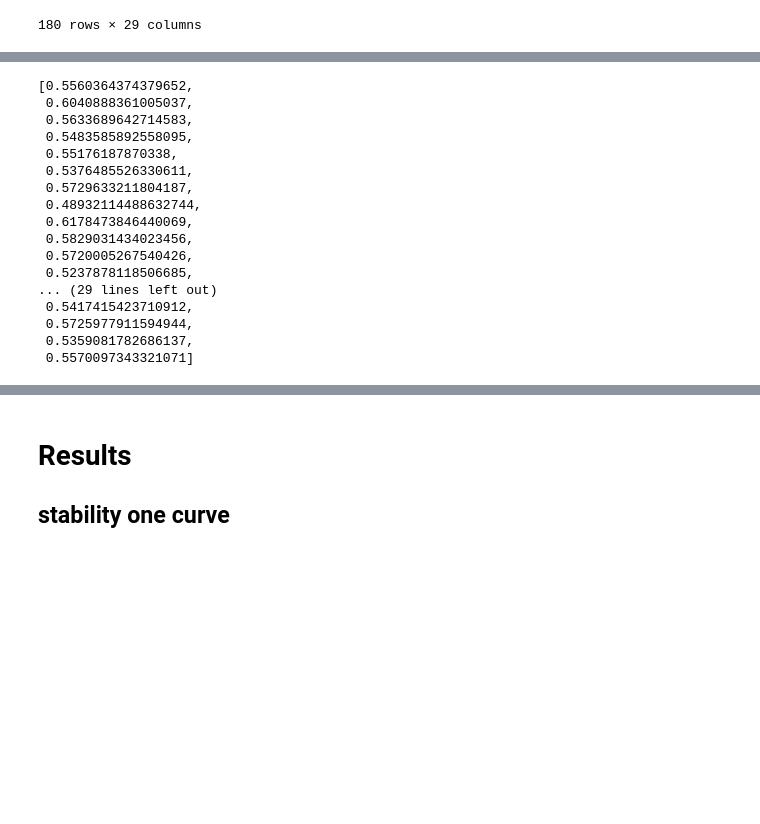
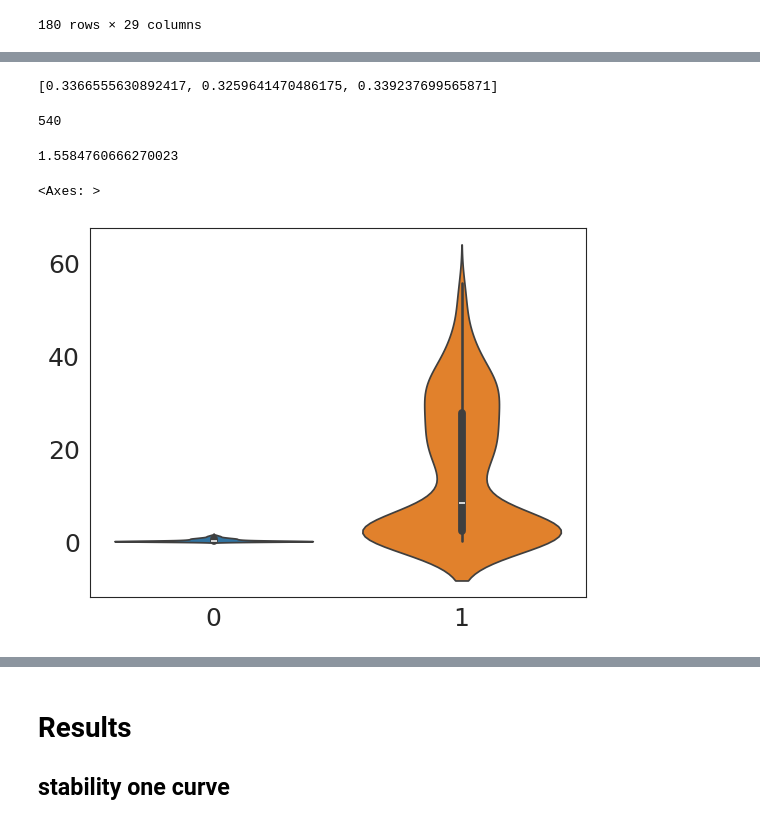
Before and after one commit to aidos-lab/diversity_curves, a Jupyter notebook: simulations/ablation_params/seed_Stability.ipynb, the cells around one changed output, grey strips where cells are left out. Drawn from its saved outputs; the diff is of its cells as text; code cells hidden in the pictures; blank space fills up the shorter version.

Commit message:
initial results and plots

```diff
--- a/simulations/ablation_params/seed_Stability.ipynb
+++ b/simulations/ablation_params/seed_Stability.ipynb
@@ -283,3 +283,7 @@ mag_funs_per_seed[5]
 | 178 | 1.0 | 1.462117 | 1.728351 | 1.901468 | 2.023048 | 2.113125 | 2.182537 | 2.237665 | 2.282505 | 2.319693 | ... | ... |
 | 179 | 1.0 | 1.462117 | 1.728351 | 1.901468 | 2.023048 | 2.113125 | 2.182537 | 2.237665 | 2.282505 | 2.319693 | ... | ... |
 180 rows × 29 columns
+# %%
+# compute mean curve over all repeats
+df_mag_funs_all_seeds = pd.concat([mag_funs_per_seed[i] for i in range(n_seeds)])
+df_mean_curve = df_mag_funs_all_seeds.groupby(df_mag_funs_all_seeds.index).mean()
@@ -286,13 +307,15 @@ mag_funs_per_seed[5]
 # %%
-# mean and std (over all graphs) for l2 distance in difference seeds
+# mean and std (over all graphs) for l2 distance in difference seeds to the mean curve
 avg_differences = []
 std_differneces = []
+all_differences = []
 for seed_i in range(n_seeds):
-    for seed_j in range(seed_i+1, n_seeds):
-        # getting a difference between the curves from random seed
-        l2_differences = []
-        for graph_index in mag_funs_per_seed[0].index:
-            divcurvei, divcurvej = mag_funs_per_seed[seed_i].loc[graph_index], mag_funs_per_seed[seed_j].loc[graph_index]
-            l2_differences.append((np.linalg.norm([divcurvei - divcurvej], ord=None)))
-        avg_differences.append(np.mean(l2_differences))
-        std_differneces.append(np.std(l2_differences))
+    # getting a difference between the curves from random seed
+    l2_differences = []
+    for graph_index in df_mean_curve.index:
+        this_curve, mean_curve = mag_funs_per_seed[seed_i].loc[graph_index], df_mean_curve.loc[graph_index]
+        l2norm = np.linalg.norm([this_curve - mean_curve], ord=None)
+        l2_differences.append(l2norm)
+        all_differences.append(l2norm)
+    avg_differences.append(np.mean(l2_differences))
+    std_differneces.append(np.std(l2_differences))
@@ -319,20 +322,17 @@ avg_differences
-# %%
-std_differneces
-# %% [output]
-[0.5560364374379652,
- 0.6040888361005037,
- 0.5633689642714583,
- 0.5483585892558095,
- 0.55176187870338,
- 0.5376485526330611,
- 0.5729633211804187,
- 0.48932114488632744,
- 0.6178473846440069,
- 0.5829031434023456,
- 0.5720005267540426,
- 0.5237878118506685,
-... (29 lines left out)
- 0.5417415423710912,
- 0.5725977911594944,
- 0.5359081782686137,
- 0.5570097343321071]
+# %%
+avg_differences
+# %% [output]
+[0.3366555630892417, 0.3259641470486175, 0.339237699565871]
+# %%
+len(all_differences)
+# %% [output]
+540
+# %%
+np.max(all_differences)
+# %% [output]
+1.5584760666270023
+# %%
+sns.violinplot([all_differences, all_rand_differences])
+# %% [output]
+<Axes: >
+[figure, added]
```
Also changed, not shown: parts of 20 cells of this notebook.
